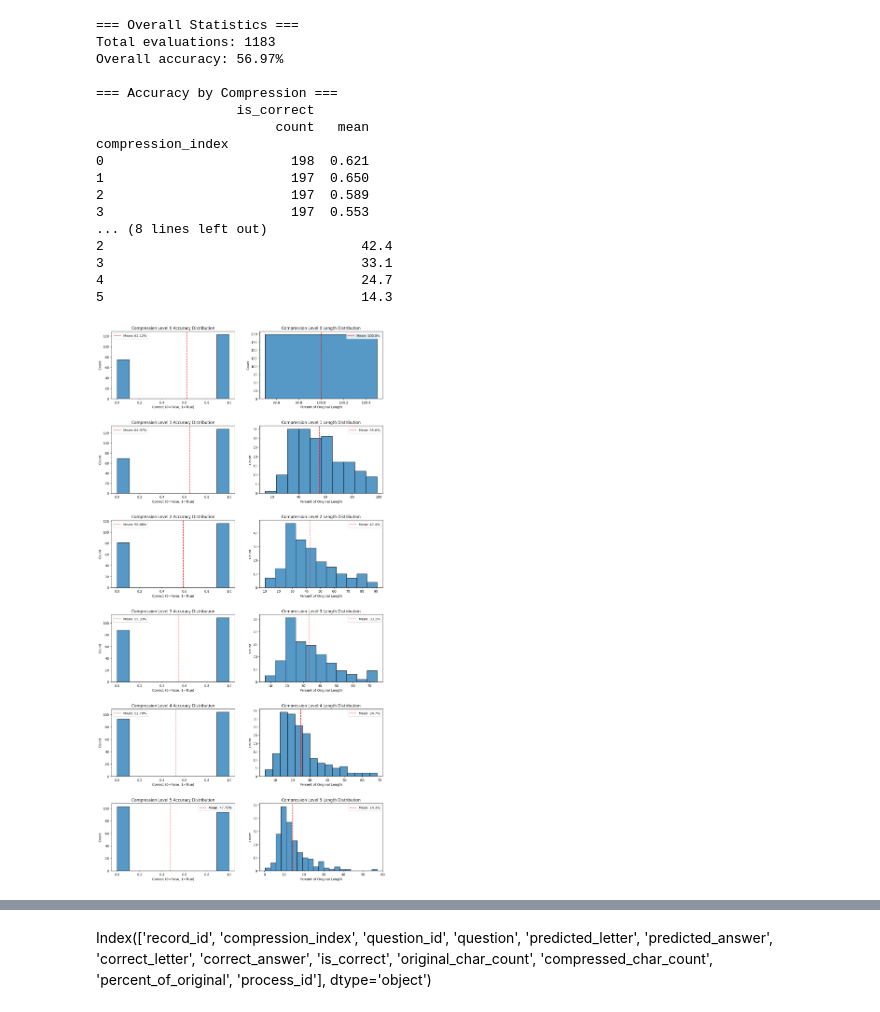
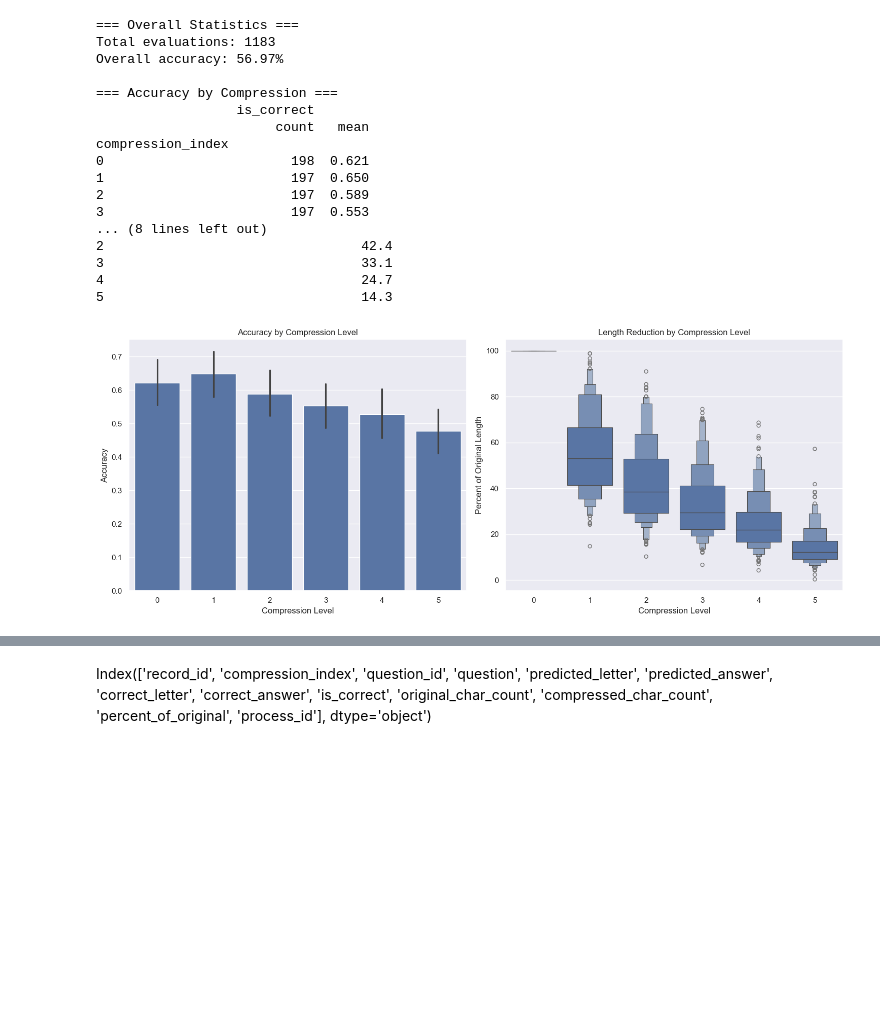
Before and after one commit to Bryan6734/SPAR-final, a Jupyter notebook: scripts/progress_tracker.ipynb, the cells around one changed output, grey strips where cells are left out. Saved outputs shown, nothing was run; the diff lists cells and outputs as text; code cells hidden in the pictures; blank space fills up the shorter version.

```diff
--- a/scripts/progress_tracker.ipynb
+++ b/scripts/progress_tracker.ipynb
@@ -3,16 +8,10 @@ import pandas as pd
 import matplotlib.pyplot as plt
 import seaborn as sns
 
-# Load all process results
-timestamp = "20250130_195708"  # Change this if needed
-dfs = []
-for i in range(4):
-    df = pd.read_csv(f'../results_{timestamp}_process_{i}.csv')
-    df['process_id'] = i  # Add process ID for tracking
-    dfs.append(df)
+sns.set_theme()
 
-# Combine all results
-combined_df = pd.concat(dfs, ignore_index=True)
+timestamp = "20250130_195708"
+combined_df = pd.read_csv(f"../results/results_{timestamp}_final.csv")
 
 # Basic statistics
 print("=== Overall Statistics ===")
@@ -29,88 +28,43 @@ print(compression_accuracy)
 # Character count reduction
 print("\n=== Character Count Reduction ===")
 char_reduction = combined_df.groupby('compression_index').agg({
     'percent_of_original': 'mean'
 }).round(1)
 print(char_reduction)
 
-# Create subplots for each compression level
-num_compressions = combined_df['compression_index'].nunique()
-fig, axes = plt.subplots(num_compressions, 2, figsize=(15, 5*num_compressions))
-plt.subplots_adjust(hspace=0.4)
+# Summary plots
+fig, (ax1, ax2) = plt.subplots(1, 2, figsize=(15, 6))
 
-for idx in range(num_compressions):
-    compression_data = combined_df[combined_df['compression_index'] == idx]
+# Simple bar plot for accuracy with palette
+sns.barplot(data=combined_df, x='compression_index', y='is_correct', ax=ax1)
+ax1.set_title('Accuracy by Compression Level')
+ax1.set_xlabel('Compression Level')
+ax1.set_ylabel('Accuracy')
 
-    # Plot 1: Accuracy histogram
-    ax1 = axes[idx, 0]
-    accuracy = compression_data['is_correct'].mean()
-    sns.histplot(data=compression_data, x='is_correct', ax=ax1)
-    ax1.axvline(accuracy, color='r', linestyle='--', label=f'Mean: {accuracy:.2%}')
-    ax1.set_title(f'Compression Level {idx} Accuracy Distribution')
-    ax1.set_xlabel('Correct (0=False, 1=True)')
-    ax1.set_ylabel('Count')
-    ax1.legend()
-
-    # Plot 2: Character length distribution
-    ax2 = axes[idx, 1]
-    mean_percent = compression_data['percent_of_original'].mean()
-    sns.histplot(data=compression_data, x='percent_of_original', ax=ax2)
-    ax2.axvline(mean_percent, color='r', linestyle='--', label=f'Mean: {mean_percent:.1f}%')
-    ax2.set_title(f'Compression Level {idx} Length Distribution')
-    ax2.set_xlabel('Percent of Original Length')
-    ax2.set_ylabel('Count')
-    ax2.legend()
-
-plt.show()
-
-# Summary plot
-plt.figure(figsize=(12, 6))
-
-# Plot accuracy vs compression level with error bars
-plt.subplot(1, 2, 1)
-sns.barplot(data=combined_df, x='compression_index', y='is_correct',
-            ci=95, capsize=.2)
-plt.title('Accuracy by Compression Level')
-plt.xlabel('Compression Level')
-plt.ylabel('Accuracy (with 95% CI)')
-
-# Plot average length reduction
-plt.subplot(1, 2, 2)
-sns.boxplot(data=combined_df, x='compression_index', y='percent_of_original')
-plt.title('Length Reduction by Compression Level')
-plt.xlabel('Compression Level')
-plt.ylabel('Percent of Original Length')
+# Compression levels with palette
+sns.boxenplot(data=combined_df, x='compression_index', y='percent_of_original', ax=ax2)
+ax2.set_title('Length Reduction by Compression Level')
+ax2.set_xlabel('Compression Level')
+ax2.set_ylabel('Percent of Original Length')
 
 plt.tight_layout()
 plt.show()
-
-# Per-process statistics
-print("\n=== Per-Process Statistics ===")
-process_stats = combined_df.groupby('process_id').agg({
-    'is_correct': ['count', 'mean'],
-    'record_id': 'nunique'
-}).round(3)
-process_stats.columns = ['Total Evaluations', 'Accuracy', 'Unique Questions']
-print(process_stats)
-
-# Save combined results if needed
-combined_df.to_csv(f'results_{timestamp}_combined.csv', index=False)
 # %% [output]
 === Overall Statistics ===
 Total evaluations: 1183
 Overall accuracy: 56.97%
 
 === Accuracy by Compression ===
                   is_correct
                        count   mean
 compression_index
 0                        198  0.621
 1                        197  0.650
 2                        197  0.589
 3                        197  0.553
 ... (8 lines left out)
 2                                 42.4
 3                                 33.1
 4                                 24.7
 5                                 14.3
-[figure, old version]
+[figure, new version]
```
Also changed, not shown: parts of 29 cells of this notebook, 30 other files.
